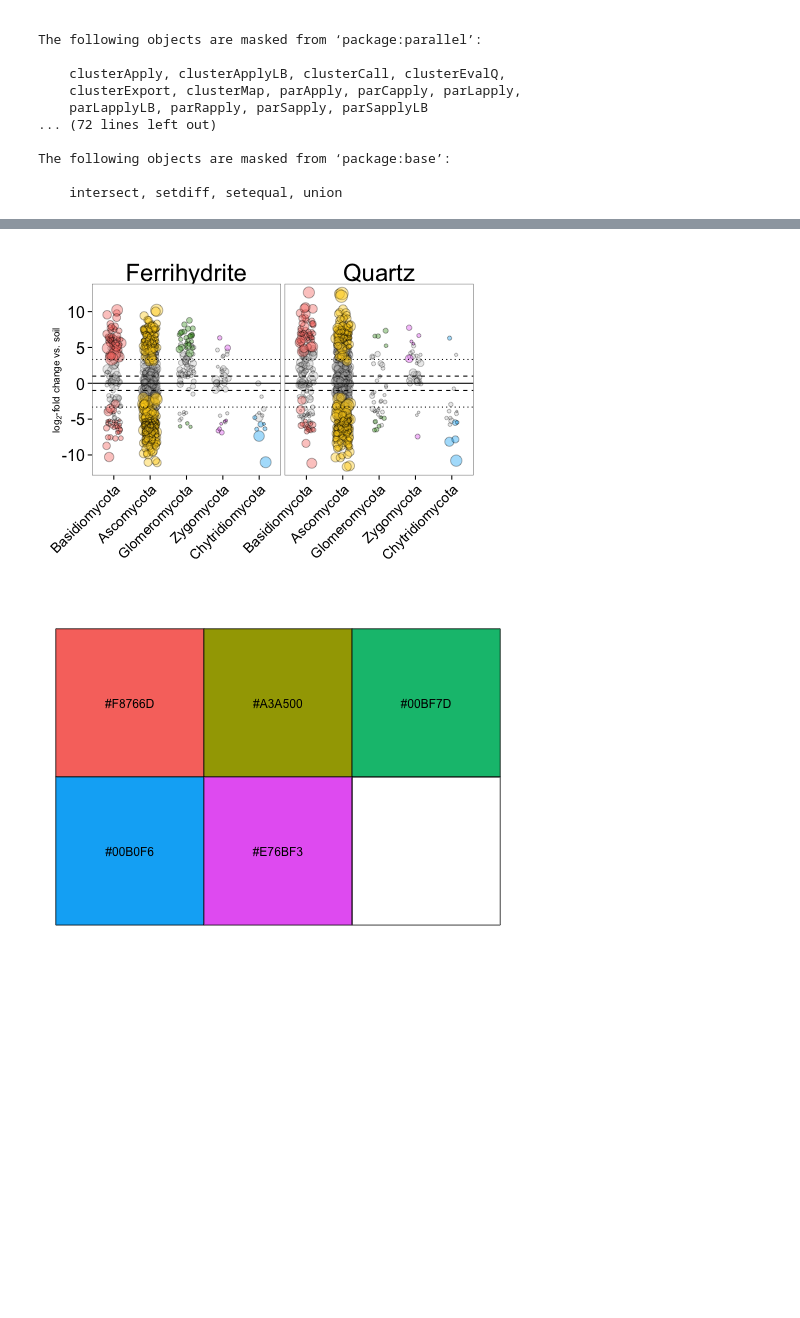
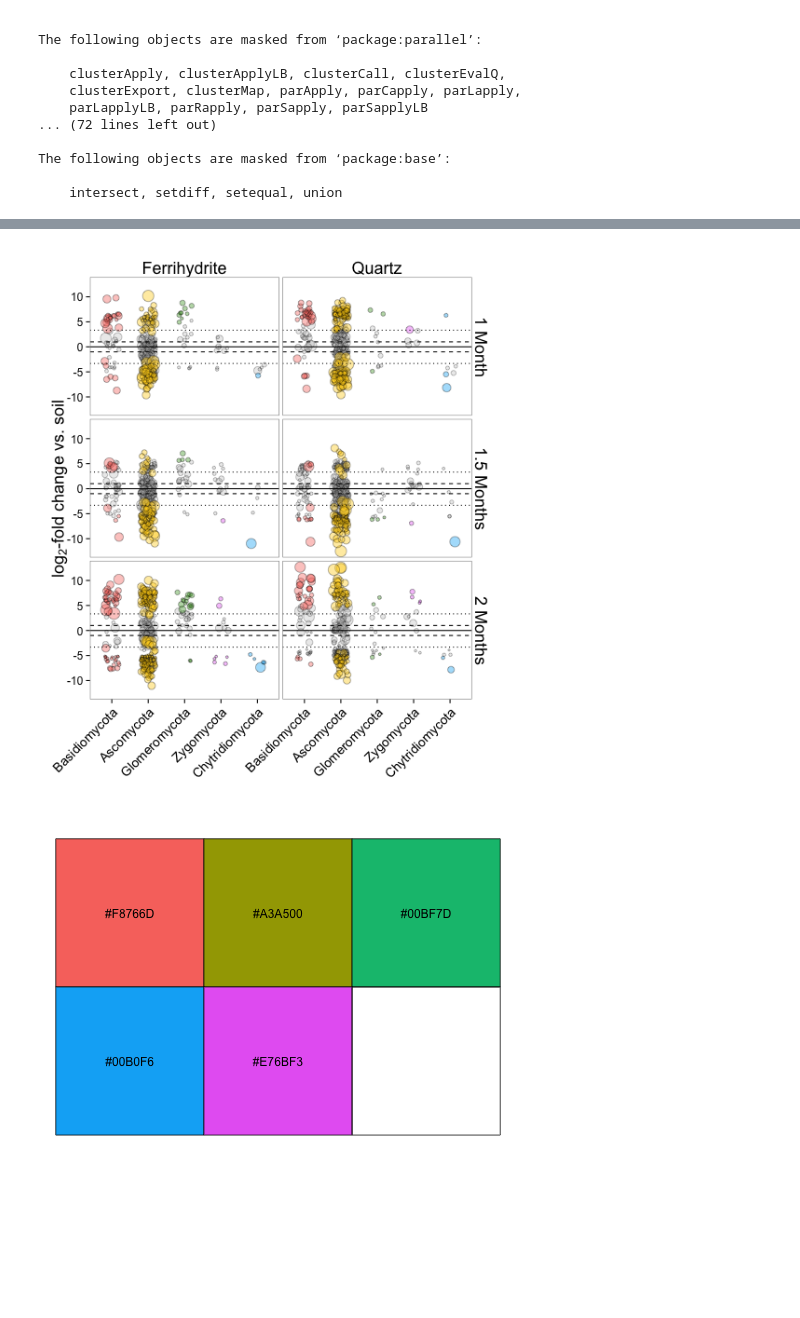
Before and after one commit to TheaWhitman/MineralITS, a Jupyter notebook: manuscript_figures/Differential_abundance.ipynb, the cells around one changed output, grey strips where cells are left out. Cells and saved outputs as stored; diff of their text form; code cells hidden in the pictures; blank space fills up the shorter version.

Commit message:
Updating for paper; Cutoff figure

```diff
--- a/manuscript_figures/Differential_abundance.ipynb
+++ b/manuscript_figures/Differential_abundance.ipynb
@@ -296,13 +310,15 @@ p
 # %%
-%%R -w 450 -h 350
+%%R -w 500 -h 600
 # setting the image sizes, then making the figure...
 
 d = l2fc %>%
     mutate(sig = ifelse(padj<0.1,1,0))%>%
     filter(Phylum != "Rozellomycota")%>%
     filter(Phylum != "unidentified")%>%
+    filter(pvalue != 'NA')%>%
     group_by(Trtmt, Month) %>%
     mutate(relabund=baseMean/Total)
+
 
 N= 5
 
@@ -321,7 +337,7 @@ Include<-as.factor(NPhylum(Phyla))
 d<-d[d$Phylum %in% Include,]
 d$Phylum<-factor(d$Phylum)
 
-d$MonthName = ifelse(d$Month==2,"2 Months",(ifelse(d$Month==2.5, "2.5 Months","3 Months")))
+d$MonthName = ifelse(d$Month==2,"1 Month",(ifelse(d$Month==2.5, "1.5 Months","2 Months")))
 d$MonthName = paste(d$MonthName)
 # Creates a "strip" column of d with Months
 
@@ -330,7 +346,8 @@ max.l2FC = ddply(d, .(Phylum), summarize, M = max(l2FC))
 d$Phylum = factor(d$Phylum, max.l2FC[order(-max.l2FC$M),]$Phylum)
 # takes our phylum column, and arranges it in order of our log2FoldChange values
 
-d$Trtmt = ordered(d$Trtmt, levels = c("Ferrihydrite", "Quartz", "Kaolinite", "Heavy Fraction"))
+#d$Trtmt = ordered(d$Trtmt, levels = c("Ferrihydrite", "Quartz", "Kaolinite", "Heavy Fraction"))
+d$Trtmt = ordered(d$Trtmt, levels = c("Ferrihydrite", "Quartz"))
 
 d$sig = as.factor(d$sig)
 
@@ -344,7 +361,7 @@ p = ggplot()
 p = p + geom_point(data=d.no, aes(x = Phylum, y = l2FC, fill = sig, size=relabund), shape = 21, alpha=0.3, position = position_jitter(w = 0.20))
 p = p + geom_point(data=d.yes, aes(x = Phylum, y = l2FC, fill = Phylum, size=relabund), shape = 21, alpha=0.4, position = position_jitter(w = 0.20))
 
-p = p + facet_grid(~Trtmt, scales="free_x")
+p = p + facet_grid(~MonthName~Trtmt, scales="free_x")
 # saying we want it to present the data separately for our two variables (trtmt and month), in 2 columns
 
 p = p + scale_size_continuous("log(Relative\nAbundance)", trans="log")
@@ -356,39 +373,40 @@ p = p + geom_hline(y = -3.3219, linetype=3)
 p = p + geom_hline(y = 0.0, linetype=1)
 # puts in horizontal lines at reference values
 
 p = p + theme_bw()
 # sets a theme
 
-p = p + theme(strip.text.x = element_text(size = 24),
-              strip.text.y = element_text(size = 24),
+p = p + theme(strip.text.x = element_text(size = 18),
+              strip.text.y = element_text(size = 18),
               axis.text.x = element_text(size = 14, angle = 45, hjust = 1),
-              axis.title.x = element_text(size = 28),
-              axis.text.y = element_text(size=16),
-              axis.title.y = element_text(size = 10),
-              legend.title = element_text(size=20),
+              axis.title.x = element_text(size = 18),
+              axis.text.y = element_text(size=12),
+              axis.title.y = element_text(size = 18),
+              legend.title = element_text(size=18),
               legend.text = element_text(size = 14),
               legend.position = "none",
               strip.background = element_blank())
 # sets a bunch of visual paramters for the legend (none) and other text
 
 p = p + labs(x = "")
 # sets the label for the x axis. I think they didn't get the different colours.
 
 #ylabel = expression(paste("", log[2],"-fold change",sep=""))
 #ylabel =  str(c(ylabel,"\n vs. soil"))
 #p = p + labs(y = ylabel)
 p = p + labs(y = expression(paste(log[2],"-fold change vs. soil",sep="")))
 # sets the label for the y axes.
 
 p = p + theme(axis.title.y = element_text(vjust=0))
 
 p = p + scale_fill_manual(values = c("grey","#FDD017","#F8766D","#00B0F6","#4AA02C","#E76BF3"), guide="none")
 
 p = p + theme(panel.grid.major = element_blank(), panel.grid.minor = element_blank())
 # Gets rid of the default gridlines
 
 p
+#levels(as.factor(d$MonthName))
 # %% [output]
-[figure, old version]
+[figure, new version]
 # %%
 %%R
```
Also changed, not shown: parts of 16 cells of this notebook, 20 other files.
